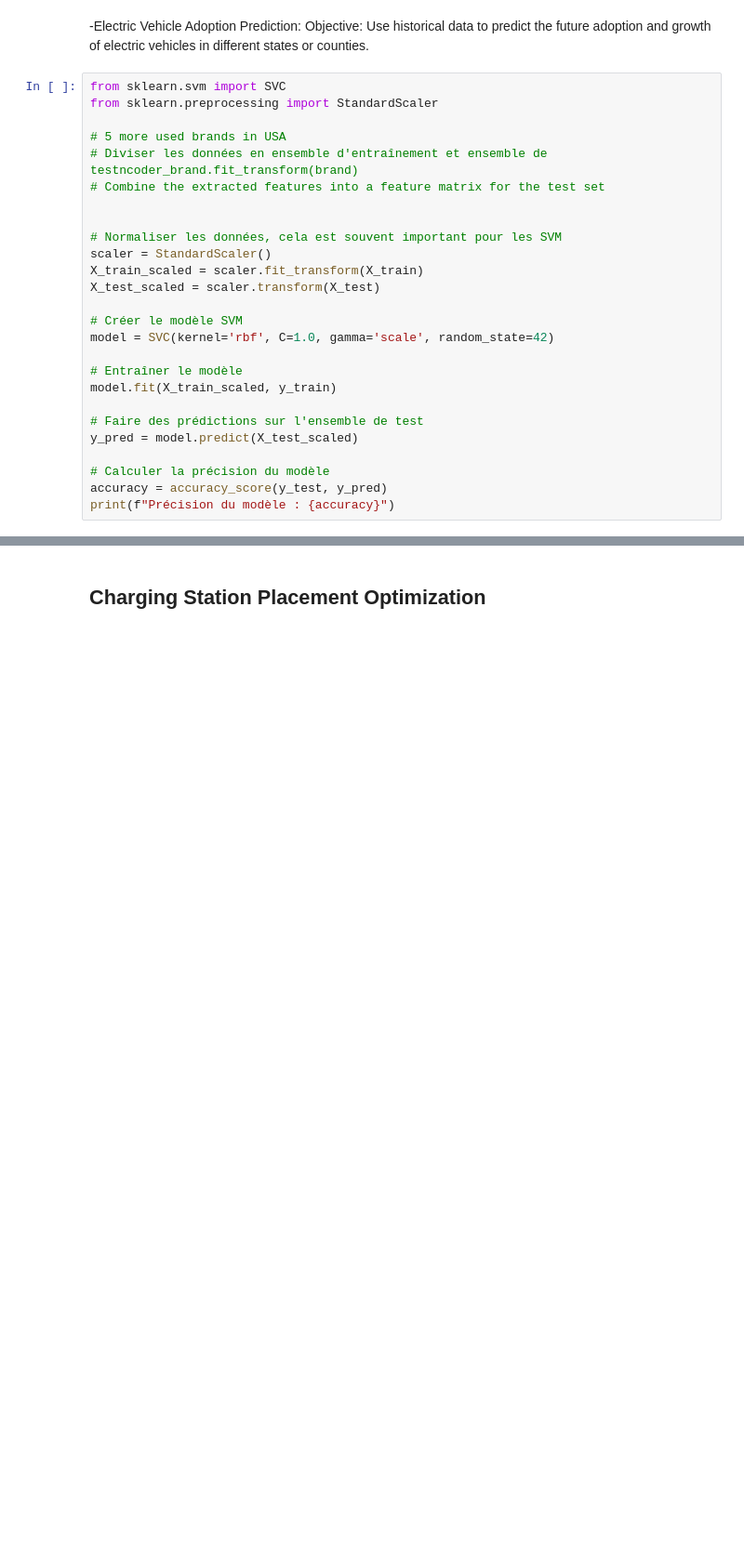
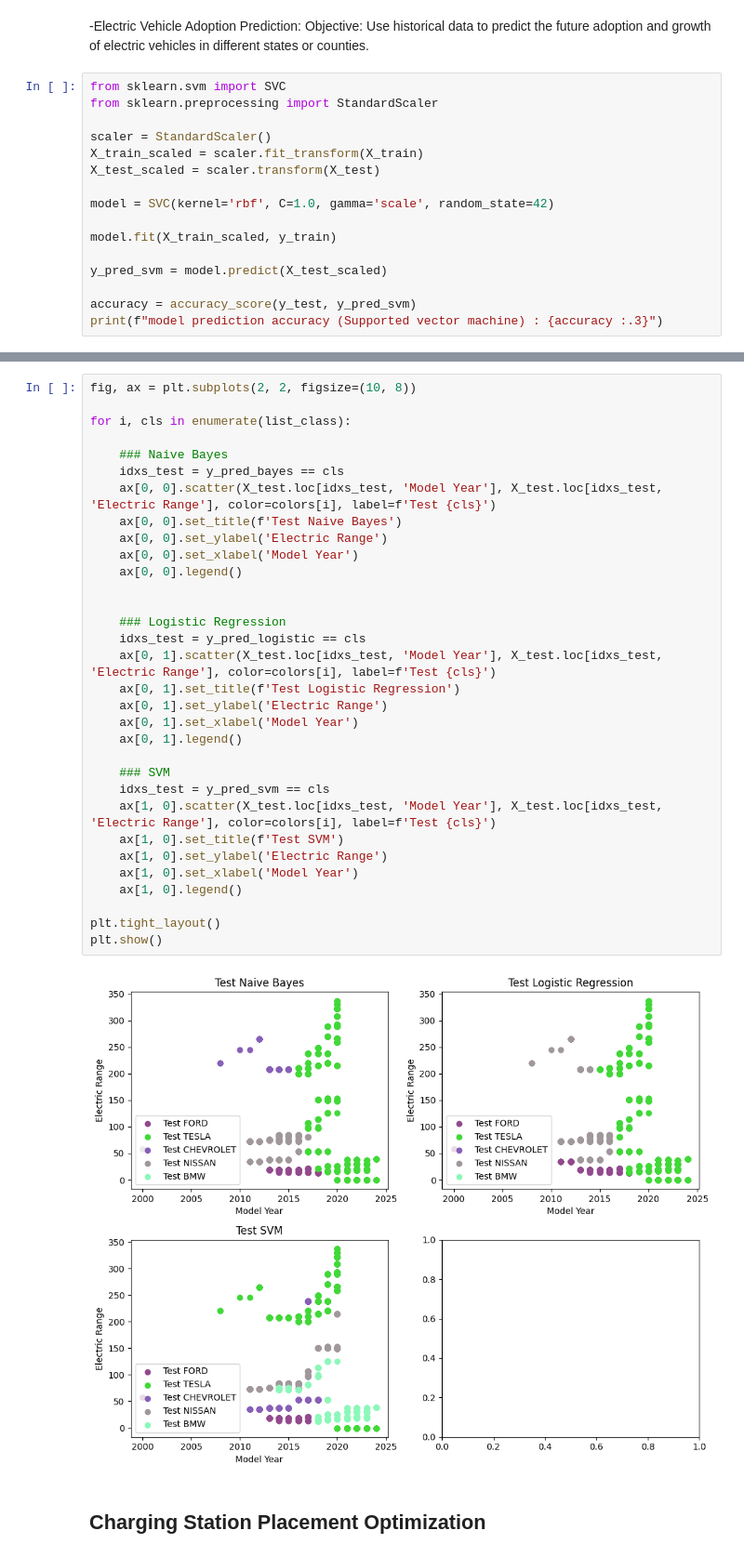
Before and after one commit to moralessP/USA-Electric-Car-Trends, a Jupyter notebook: Project_US_EV_Populationv3.ipynb, the cells around one changed output, grey strips where cells are left out. Shown at 93% size. Cells and saved outputs as stored; diff of their text form; blank space fills up the shorter version.

```diff
--- a/Project_US_EV_Populationv3.ipynb
+++ b/Project_US_EV_Populationv3.ipynb
@@ -640,26 +650,16 @@ Objective: Use historical data to predict the future adoption and growth of elec
 from sklearn.svm import SVC
 from sklearn.preprocessing import StandardScaler
 
-# 5 more used brands in USA
-# Diviser les données en ensemble d'entraînement et ensemble de testncoder_brand.fit_transform(brand)
-# Combine the extracted features into a feature matrix for the test set
-
-
-# Normaliser les données, cela est souvent important pour les SVM
 scaler = StandardScaler()
 X_train_scaled = scaler.fit_transform(X_train)
 X_test_scaled = scaler.transform(X_test)
 
-# Créer le modèle SVM
 model = SVC(kernel='rbf', C=1.0, gamma='scale', random_state=42)
 
-# Entraîner le modèle
 model.fit(X_train_scaled, y_train)
 
-# Faire des prédictions sur l'ensemble de test
-y_pred = model.predict(X_test_scaled)
+y_pred_svm = model.predict(X_test_scaled)
 
-# Calculer la précision du modèle
-accuracy = accuracy_score(y_test, y_pred)
-print(f"Précision du modèle : {accuracy}")
+accuracy = accuracy_score(y_test, y_pred_svm)
+print(f"model prediction accuracy (Supported vector machine) : {accuracy :.3}")
 # %% [output]
@@ -724,3 +674,37 @@ TypeError: plot_decision_regions() got an unexpected keyword argument 'y_y_train
+# %%
+fig, ax = plt.subplots(2, 2, figsize=(10, 8))
+
+for i, cls in enumerate(list_class):
+
+    ### Naive Bayes
+    idxs_test = y_pred_bayes == cls
+    ax[0, 0].scatter(X_test.loc[idxs_test, 'Model Year'], X_test.loc[idxs_test, 'Electric Range'], color=colors[i], label=f'Test {cls}')
+    ax[0, 0].set_title(f'Test Naive Bayes')
+    ax[0, 0].set_ylabel('Electric Range')
+    ax[0, 0].set_xlabel('Model Year')
+    ax[0, 0].legend()
+
+
+    ### Logistic Regression
+    idxs_test = y_pred_logistic == cls
+    ax[0, 1].scatter(X_test.loc[idxs_test, 'Model Year'], X_test.loc[idxs_test, 'Electric Range'], color=colors[i], label=f'Test {cls}')
+    ax[0, 1].set_title(f'Test Logistic Regression')
+    ax[0, 1].set_ylabel('Electric Range')
+    ax[0, 1].set_xlabel('Model Year')
+    ax[0, 1].legend()
+
+    ### SVM
+    idxs_test = y_pred_svm == cls
+    ax[1, 0].scatter(X_test.loc[idxs_test, 'Model Year'], X_test.loc[idxs_test, 'Electric Range'], color=colors[i], label=f'Test {cls}')
+    ax[1, 0].set_title(f'Test SVM')
+    ax[1, 0].set_ylabel('Electric Range')
+    ax[1, 0].set_xlabel('Model Year')
+    ax[1, 0].legend()
+
+plt.tight_layout()
+plt.show()
+# %% [output]
+[figure, added]
 # %% [markdown]
 ## Charging Station Placement Optimization
 # %% [markdown]
```
Also changed, not shown: parts of 52 cells of this notebook, 5 other files.
